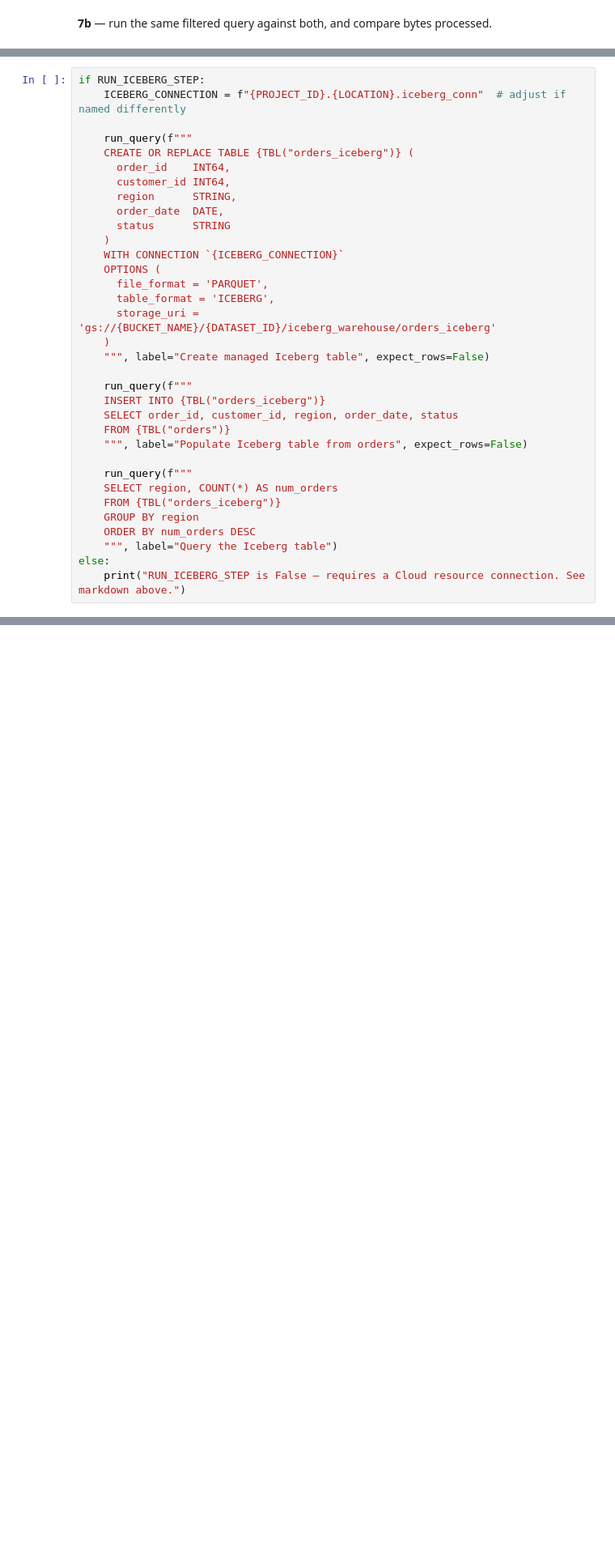
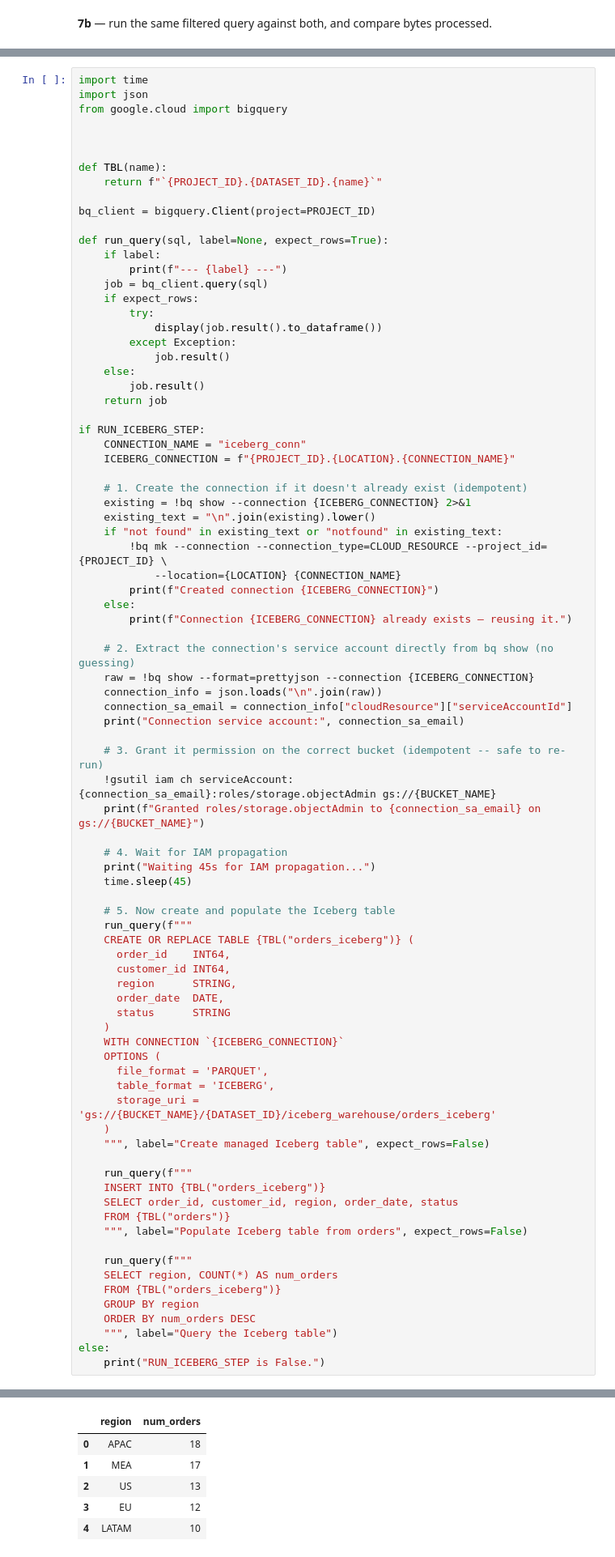
Before and after one commit to himanshurathi/gcp-training-labs-accordion, a Jupyter notebook: day-2-bigquery-advanced/bigquery_advanced_lab.ipynb, the cells around one changed output, grey strips where cells are left out. Shown at 81% size. Saved outputs shown, nothing was run; the diff lists cells and outputs as text; blank space fills up the shorter version.

```diff
--- a/day-2-bigquery-advanced/bigquery_advanced_lab.ipynb
+++ b/day-2-bigquery-advanced/bigquery_advanced_lab.ipynb
@@ -575,9 +768,59 @@ Then grant the connection's service account (shown in the command's output) the
 Admin** role on your bucket, via **IAM & Admin > IAM** in the console. Once that's done, set
 `RUN_ICEBERG_STEP = True` in the configuration cell above.
 # %%
+import time
+import json
+from google.cloud import bigquery
+
+
+
+def TBL(name):
+    return f"`{PROJECT_ID}.{DATASET_ID}.{name}`"
+
+bq_client = bigquery.Client(project=PROJECT_ID)
+
+def run_query(sql, label=None, expect_rows=True):
+    if label:
+        print(f"--- {label} ---")
+    job = bq_client.query(sql)
+    if expect_rows:
+        try:
+            display(job.result().to_dataframe())
+        except Exception:
+            job.result()
+    else:
+        job.result()
+    return job
+
 if RUN_ICEBERG_STEP:
-    ICEBERG_CONNECTION = f"{PROJECT_ID}.{LOCATION}.iceberg_conn"  # adjust if named differently
+    CONNECTION_NAME = "iceberg_conn"
+    ICEBERG_CONNECTION = f"{PROJECT_ID}.{LOCATION}.{CONNECTION_NAME}"
 
+    # 1. Create the connection if it doesn't already exist (idempotent)
+    existing = !bq show --connection {ICEBERG_CONNECTION} 2>&1
+    existing_text = "\n".join(existing).lower()
+    if "not found" in existing_text or "notfound" in existing_text:
+        !bq mk --connection --connection_type=CLOUD_RESOURCE --project_id={PROJECT_ID} \
+            --location={LOCATION} {CONNECTION_NAME}
+        print(f"Created connection {ICEBERG_CONNECTION}")
+    else:
+        print(f"Connection {ICEBERG_CONNECTION} already exists — reusing it.")
+
+    # 2. Extract the connection's service account directly from bq show (no guessing)
+    raw = !bq show --format=prettyjson --connection {ICEBERG_CONNECTION}
+    connection_info = json.loads("\n".join(raw))
+    connection_sa_email = connection_info["cloudResource"]["serviceAccountId"]
+    print("Connection service account:", connection_sa_email)
+
+    # 3. Grant it permission on the correct bucket (idempotent -- safe to re-run)
+    !gsutil iam ch serviceAccount:{connection_sa_email}:roles/storage.objectAdmin gs://{BUCKET_NAME}
+    print(f"Granted roles/storage.objectAdmin to {connection_sa_email} on gs://{BUCKET_NAME}")
+
+    # 4. Wait for IAM propagation
+    print("Waiting 45s for IAM propagation...")
+    time.sleep(45)
+
+    # 5. Now create and populate the Iceberg table
     run_query(f"""
     CREATE OR REPLACE TABLE {TBL("orders_iceberg")} (
       order_id    INT64,
@@ -607,4 +850,5 @@ if RUN_ICEBERG_STEP:
     ORDER BY num_orders DESC
     """, label="Query the Iceberg table")
 else:
-    print("RUN_ICEBERG_STEP is False — requires a Cloud resource connection. See markdown above.")
+    print("RUN_ICEBERG_STEP is False.")
+# %% [output]
@@ -611,3 +863,9 @@ else:
+|  | region | num_orders |
+| 0 | APAC | 18 |
+| 1 | MEA | 17 |
+| 2 | US | 13 |
+| 3 | EU | 12 |
+| 4 | LATAM | 10 |
 # %% [markdown]
 
 > Check it in the console: **training_demo > orders_iceberg** → **Details** tab shows
```
Also changed, not shown: parts of 46 cells of this notebook.
